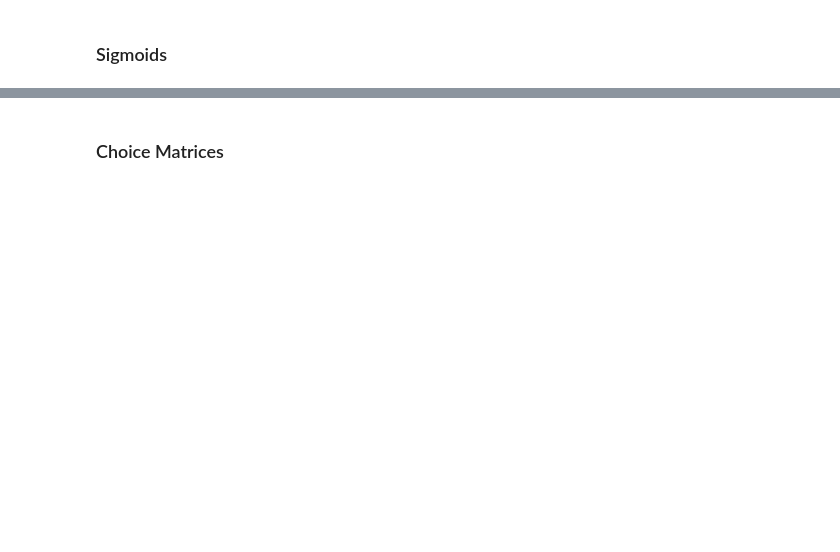
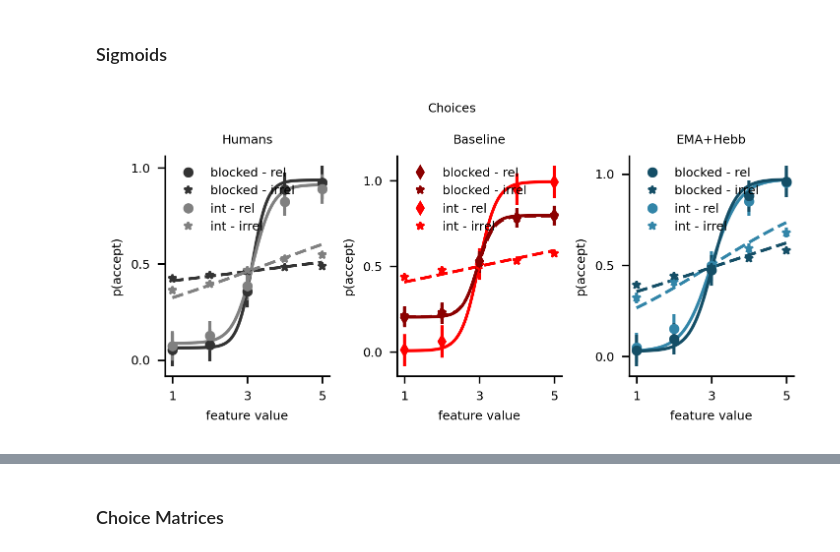
Before and after one commit to summerfieldlab/Flesch_Nagy_etal_HebbCL, a Jupyter notebook: notebooks/revision_figures.ipynb, the cells around one changed output, grey strips where cells are left out. Cells and saved outputs as stored; diff of their text form; code cells hidden in the pictures; blank space fills up the shorter version.

```diff
--- a/notebooks/revision_figures.ipynb
+++ b/notebooks/revision_figures.ipynb
@@ -93,2 +197,9 @@ betas = plotting.plot_modelcomparison_sigmoids()
+# %%
+betas = plotting.plot_modelcomparison_sigmoids(
+    baseline_models=["blobs_revision_8episodes_interleaved_vanilla","blobs_revision_8episodes_blocked_vanilla"],
+    hebb_models=["blobs_revision_8episodes_sluggish_interleaved_oja_sv","blobs_revision_8episodes_blocked_oja"],
+    sluggish_vals=np.round(np.linspace(0.05,1,30),2),sluggishness=0.51,slope_blocked=12,slope_int=12)
+# %% [output]
+[figure, added]
 # %%
 plotting.plot_modelcomparison_betas(betas)
```
Also changed, not shown: parts of 52 cells of this notebook, 9 other files.
